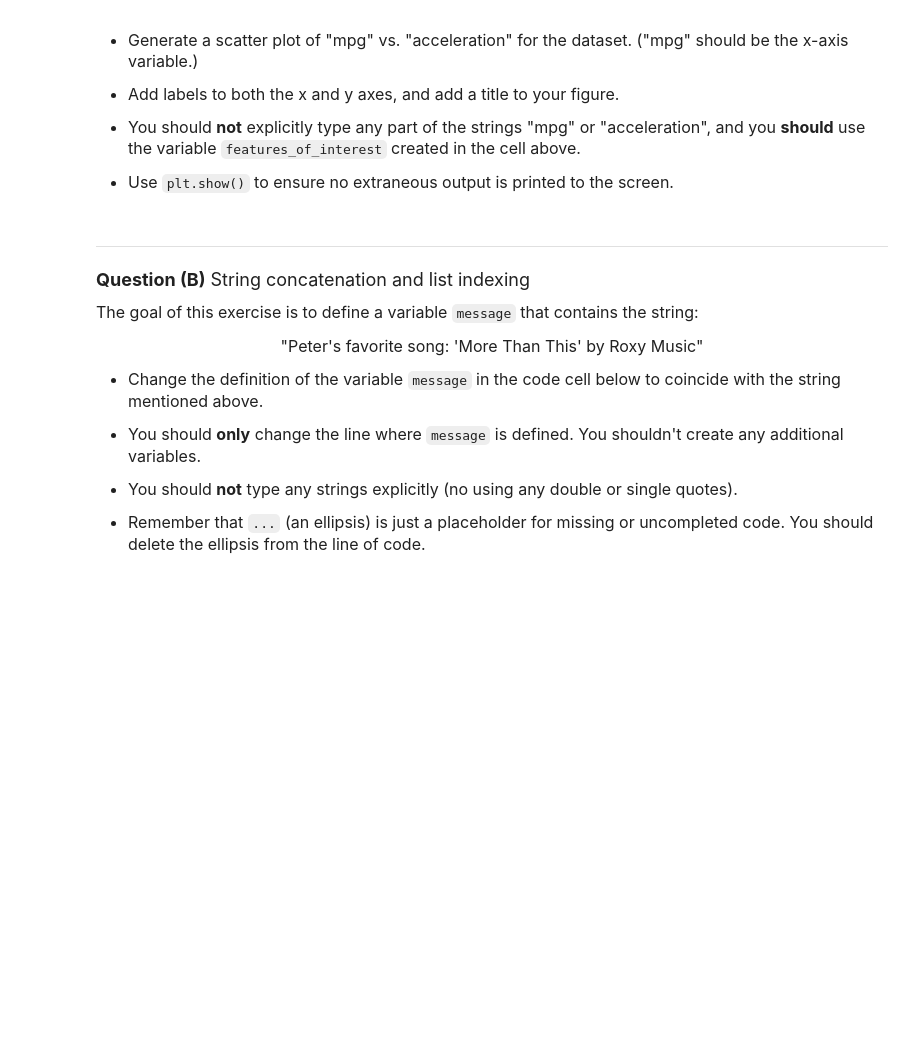
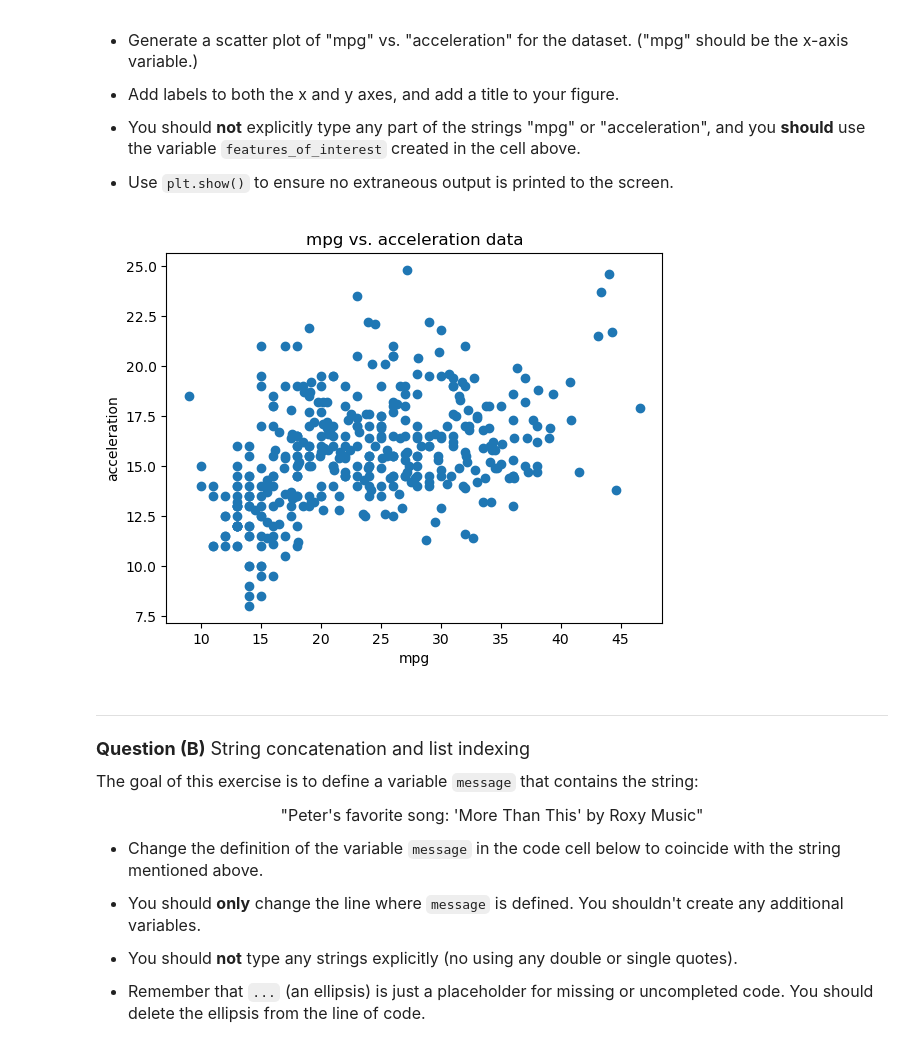
Before and after one commit to ariellagol/datasci151fall2026, a Jupyter notebook: _quizzes/practice_quiz/practice_quiz.ipynb, the cells around one changed output. Drawn from its saved outputs; the diff is of its cells as text; code cells hidden in the pictures; blank space fills up the shorter version.

```diff
--- a/_quizzes/practice_quiz/practice_quiz.ipynb
+++ b/_quizzes/practice_quiz/practice_quiz.ipynb
@@ -63,7 +82,16 @@ AttributeError: 'list' object has no attribute 'describe'
 
 - Use `plt.show()` to ensure no extraneous output is printed to the screen.
 # %%
-# your code here
+import matplotlib.pyplot as plt
+x_val = df[features_of_interest[3]]
+y_val = df[features_of_interest[0]]
+plt.scatter (x_val, y_val)
+plt.xlabel("mpg")
+plt.ylabel("acceleration")
+plt.title("mpg vs. acceleration data")
+plt.show()
+# %% [output]
+[figure, added]
 # %% [markdown]
 _______________________________
 <font size = "4">
```
Also changed, not shown: parts of 8 cells of this notebook, 4 other files.
